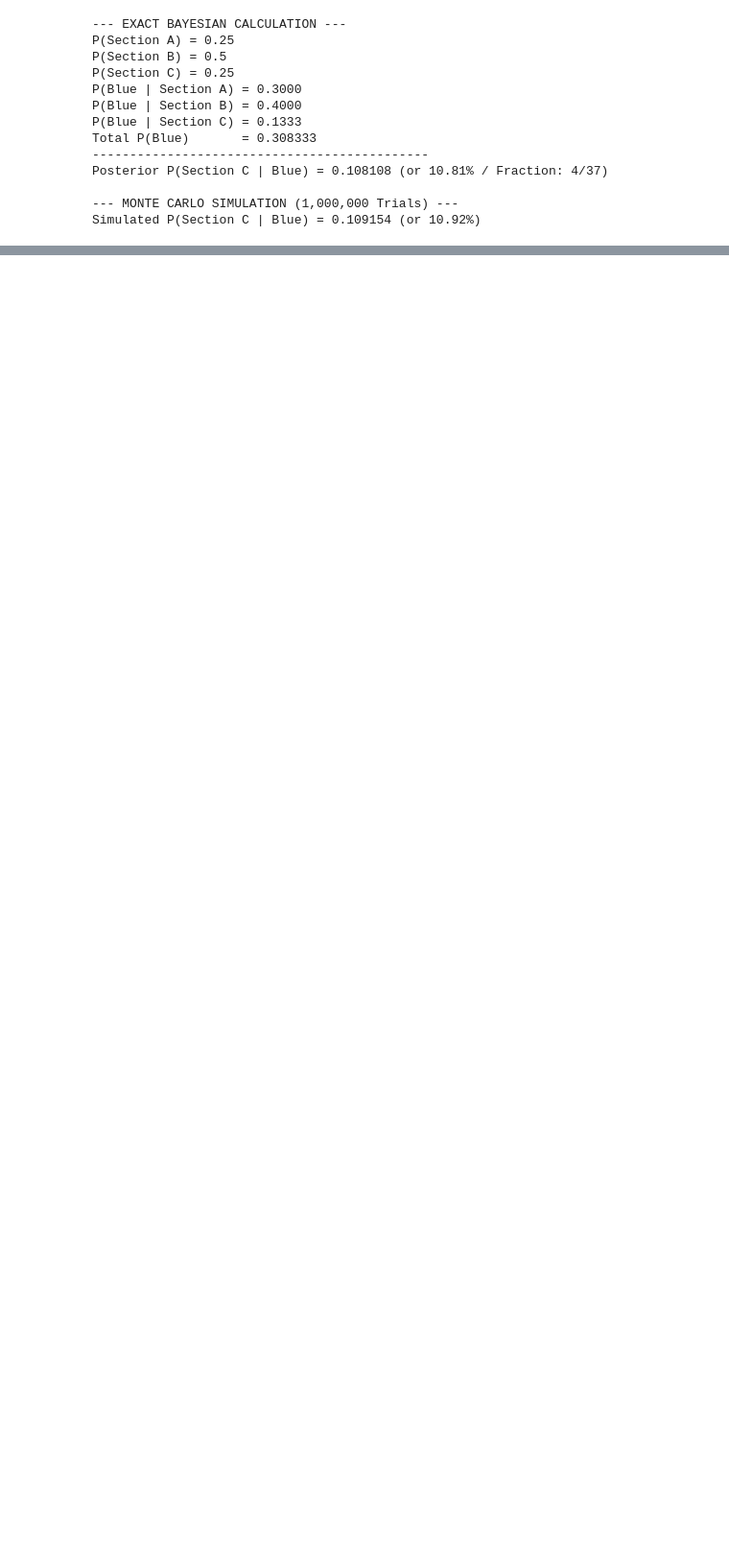
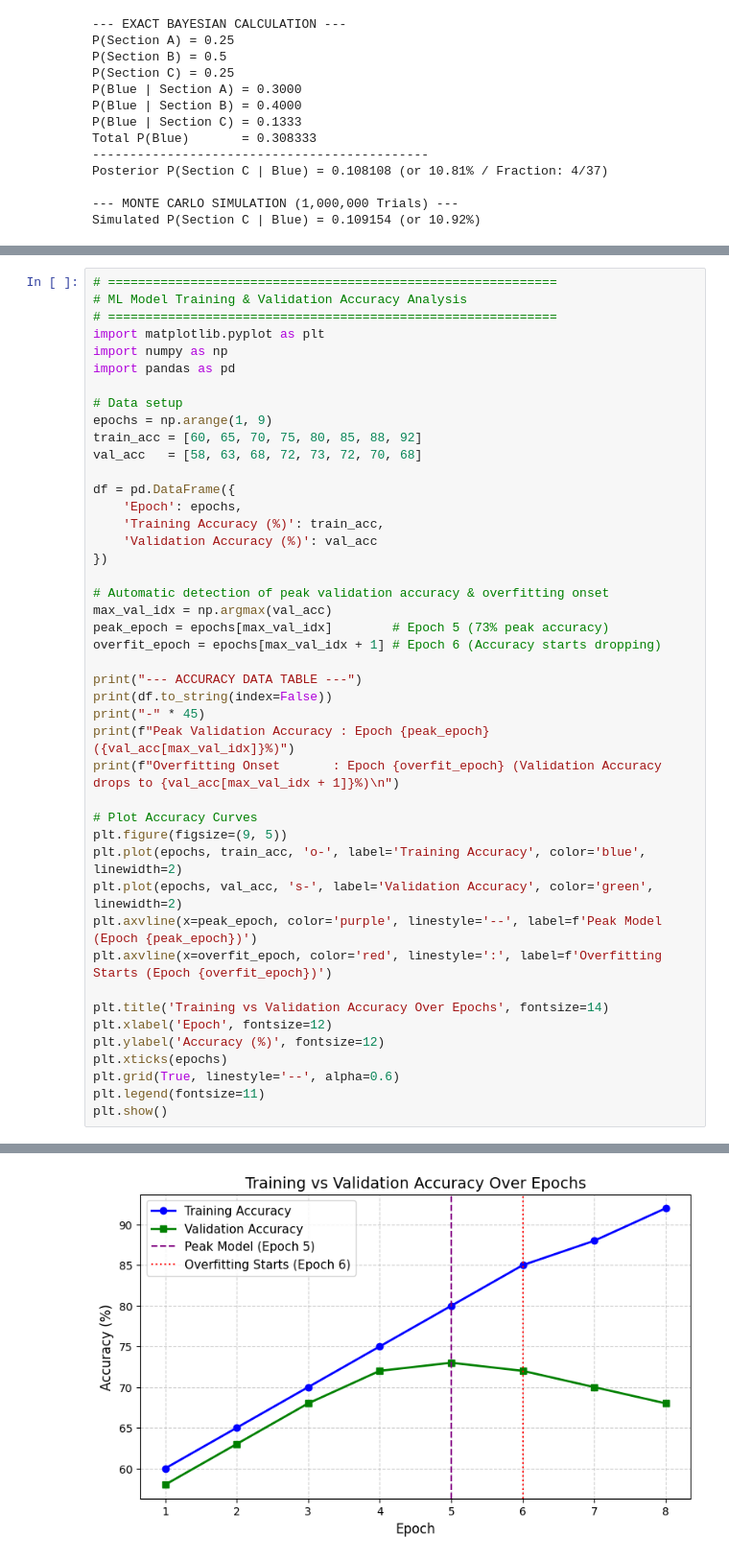
Before and after one commit to Rakshitha443/ITA-0610-MACHINE-LEARNING-, a Jupyter notebook: CO1_AT_1_(15_7_26).ipynb, the cells around one changed output, grey strips where cells are left out. Shown at 96% size. Saved outputs shown, nothing was run; the diff lists cells and outputs as text; blank space fills up the shorter version.

```diff
--- a/CO1_AT_1_(15_7_26).ipynb
+++ b/CO1_AT_1_(15_7_26).ipynb
@@ -170,0 +284,45 @@ Simulated P(Section C | Blue) = 0.109154 (or 10.92%)
+# %%
+# ============================================================
+# ML Model Training & Validation Accuracy Analysis
+# ============================================================
+import matplotlib.pyplot as plt
+import numpy as np
+import pandas as pd
+
+# Data setup
+epochs = np.arange(1, 9)
+train_acc = [60, 65, 70, 75, 80, 85, 88, 92]
+val_acc   = [58, 63, 68, 72, 73, 72, 70, 68]
+
+df = pd.DataFrame({
+    'Epoch': epochs,
+    'Training Accuracy (%)': train_acc,
+    'Validation Accuracy (%)': val_acc
+})
+
+# Automatic detection of peak validation accuracy & overfitting onset
+max_val_idx = np.argmax(val_acc)
+peak_epoch = epochs[max_val_idx]        # Epoch 5 (73% peak accuracy)
+overfit_epoch = epochs[max_val_idx + 1] # Epoch 6 (Accuracy starts dropping)
+
+print("--- ACCURACY DATA TABLE ---")
+print(df.to_string(index=False))
+print("-" * 45)
+print(f"Peak Validation Accuracy : Epoch {peak_epoch} ({val_acc[max_val_idx]}%)")
+print(f"Overfitting Onset       : Epoch {overfit_epoch} (Validation Accuracy drops to {val_acc[max_val_idx + 1]}%)\n")
+
+# Plot Accuracy Curves
+plt.figure(figsize=(9, 5))
+plt.plot(epochs, train_acc, 'o-', label='Training Accuracy', color='blue', linewidth=2)
+plt.plot(epochs, val_acc, 's-', label='Validation Accuracy', color='green', linewidth=2)
+plt.axvline(x=peak_epoch, color='purple', linestyle='--', label=f'Peak Model (Epoch {peak_epoch})')
+plt.axvline(x=overfit_epoch, color='red', linestyle=':', label=f'Overfitting Starts (Epoch {overfit_epoch})')
+
+plt.title('Training vs Validation Accuracy Over Epochs', fontsize=14)
+plt.xlabel('Epoch', fontsize=12)
+plt.ylabel('Accuracy (%)', fontsize=12)
+plt.xticks(epochs)
+plt.grid(True, linestyle='--', alpha=0.6)
+plt.legend(fontsize=11)
+plt.show()
+# %% [output]
@@ -170,0 +342 @@ Simulated P(Section C | Blue) = 0.109154 (or 10.92%)
+[figure, added]
```
Also changed, not shown: parts of 25 cells of this notebook.
